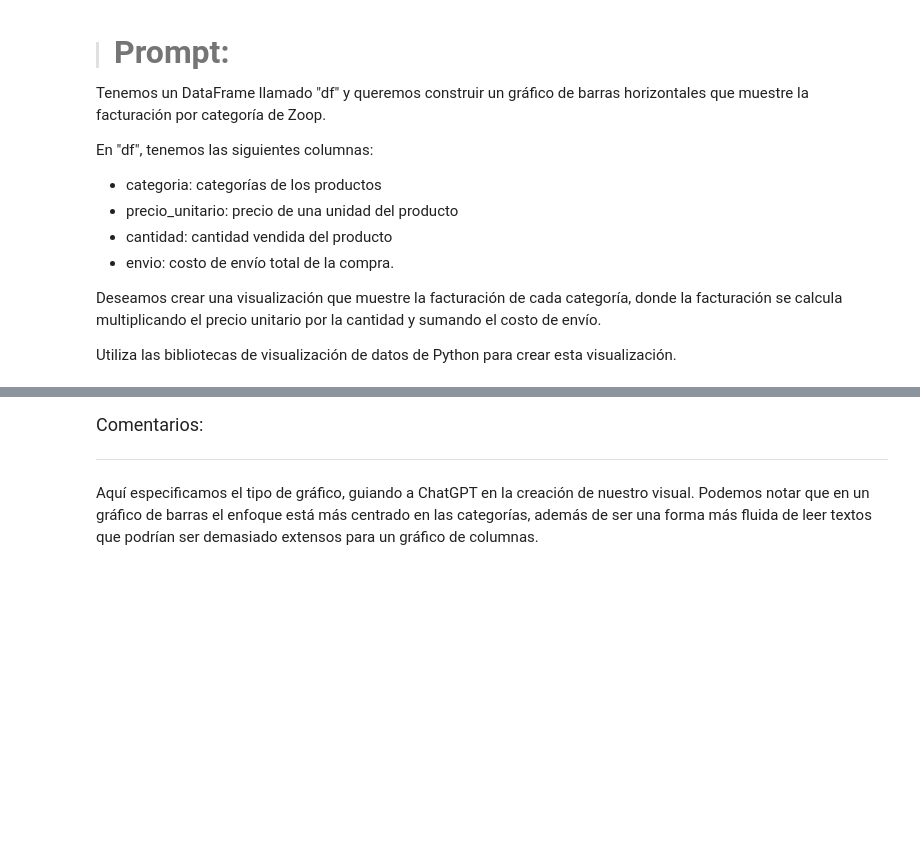
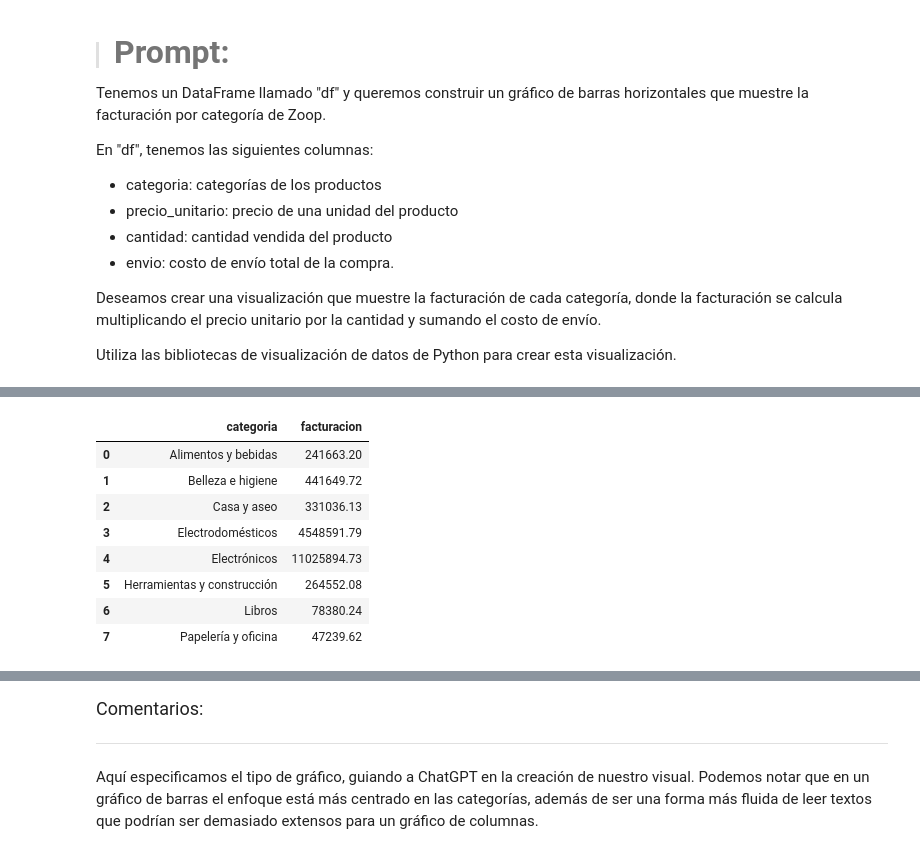
Before and after one commit to MiguelFigueroa02/IA_Ciencia_de_datos, a Jupyter notebook: IA_aplicada_a_ciencia_de_datos.ipynb, the cells around one changed output, grey strips where cells are left out. Cells and saved outputs as stored; diff of their text form; code cells hidden in the pictures; blank space fills up the shorter version.

```diff
--- a/IA_aplicada_a_ciencia_de_datos.ipynb
+++ b/IA_aplicada_a_ciencia_de_datos.ipynb
@@ -694,0 +734,15 @@ Utiliza las bibliotecas de visualización de datos de Python para crear esta vis
+# %%
+# 2. Agrupar por categoría y sumar facturación
+facturacion_por_categoria = df.groupby('categoria')['facturacion'].sum().reset_index()
+# %%
+facturacion_por_categoria
+# %% [output]
+|  | categoria | facturacion |
+| 0 | Alimentos y bebidas | 241663.20 |
+| 1 | Belleza e higiene | 441649.72 |
+| 2 | Casa y aseo | 331036.13 |
+| 3 | Electrodomésticos | 4548591.79 |
+| 4 | Electrónicos | 11025894.73 |
+| 5 | Herramientas y construcción | 264552.08 |
+| 6 | Libros | 78380.24 |
+| 7 | Papelería y oficina | 47239.62 |
```
Also changed, not shown: parts of 22 cells of this notebook.
